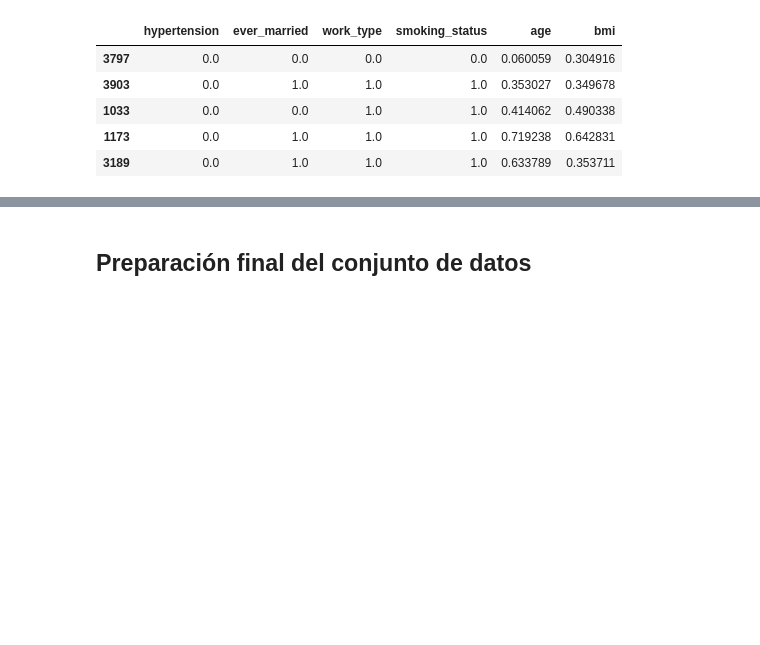
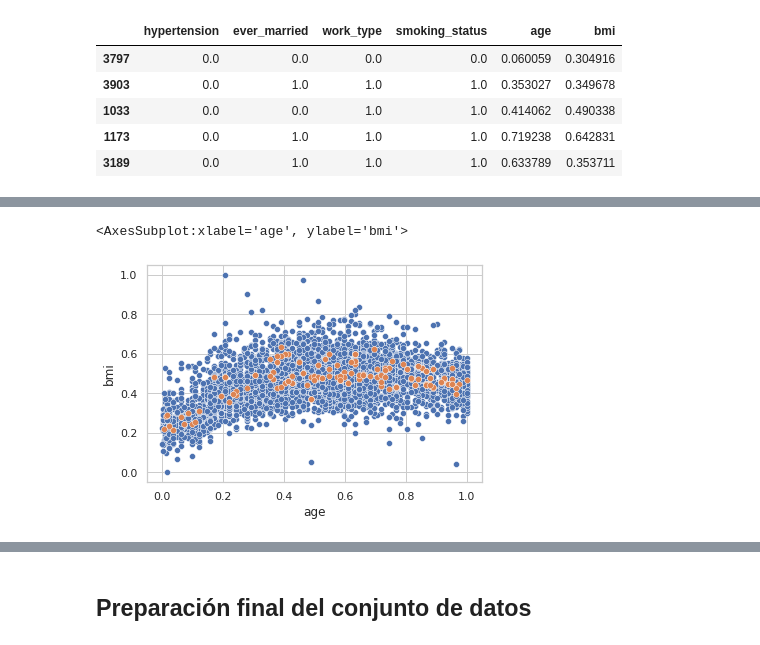
Before and after one commit to sumitkumarjethani/Stroke-Prediction, a Jupyter notebook: outlier-missing-treatment.ipynb, the cells around one changed output, grey strips where cells are left out. Cells and saved outputs as stored; diff of their text form; code cells hidden in the pictures; blank space fills up the shorter version.

Commit message:
visualization after knn  imputation

```diff
--- a/outlier-missing-treatment.ipynb
+++ b/outlier-missing-treatment.ipynb
@@ -100,7 +100,7 @@ Posible Outliers test avg_glucose_level: 0
 # %% [markdown]
 ### Variable BMI
 # %%
-power_transformer = preprocessing.PowerTransformer(method='box-cox')
+power_transformer = PowerTransformer(method='box-cox')
 bmi_transformed = power_transformer.fit_transform(X_train[['bmi']])
 X_train['bmi'] = bmi_transformed.flatten()
 X_test['bmi'] = power_transformer.transform(X_test[['bmi']])
@@ -167,7 +167,7 @@ Name: smoking_status, dtype: int64
 Se codifican las variables categóricas (en este caso todas son binarias) con 0 y 1 con el LabelEncoder()
 # %%
 categorical_vars = ['hypertension', 'ever_married', 'work_type', 'smoking_status']
-label_encoder = preprocessing.LabelEncoder()
+label_encoder = LabelEncoder()
 
 for var in categorical_vars:
     X_train_imputation[var] = label_encoder.fit_transform(X_train_imputation[var])
@@ -208,0 +211,3 @@ See the caveats in the documentation: https://pandas.pydata.org/pandas-docs/stab
+# %%
+X_train_imputation_copy = X_train_imputation.copy()
+X_test_imputation_copy = X_test_imputation.copy()
@@ -208,0 +230,3 @@ See the caveats in the documentation: https://pandas.pydata.org/pandas-docs/stab
+# %%
+X_train_imputation_copy['stroke'] = y_train
+X_test_imputation_copy['stroke'] = y_test
@@ -241,0 +287,6 @@ See the caveats in the documentation: https://pandas.pydata.org/pandas-docs/stab
+# %%
+sns.scatterplot(data=X_train_imputation_copy[(~X_train_imputation_copy['bmi'].isnull()) & (X_train_imputation_copy['stroke'] == 0)], x="age", y="bmi")
+sns.scatterplot(data=X_train_imputation.loc[X_train_imputation_copy[(X_train_imputation_copy['bmi'].isnull()) & (X_train_imputation_copy['stroke'] == 0)].index.tolist()], x="age", y="bmi")
+# %% [output]
+<AxesSubplot:xlabel='age', ylabel='bmi'>
+[figure, added]
```
Also changed, not shown: parts of 10 cells of this notebook.
